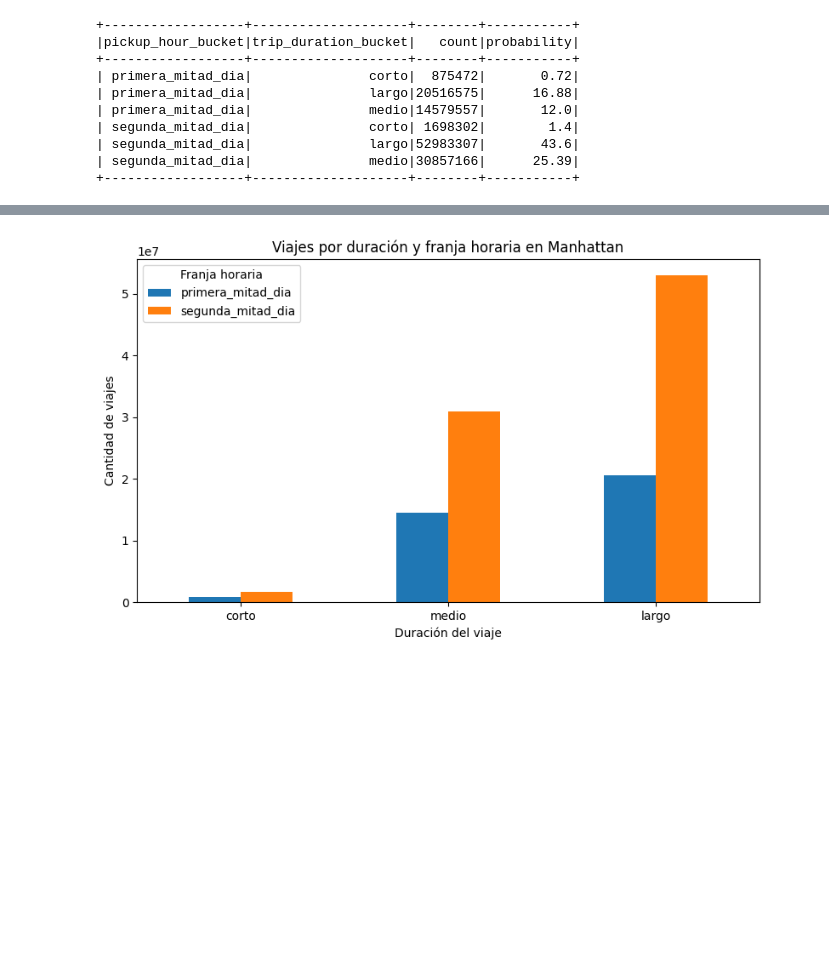
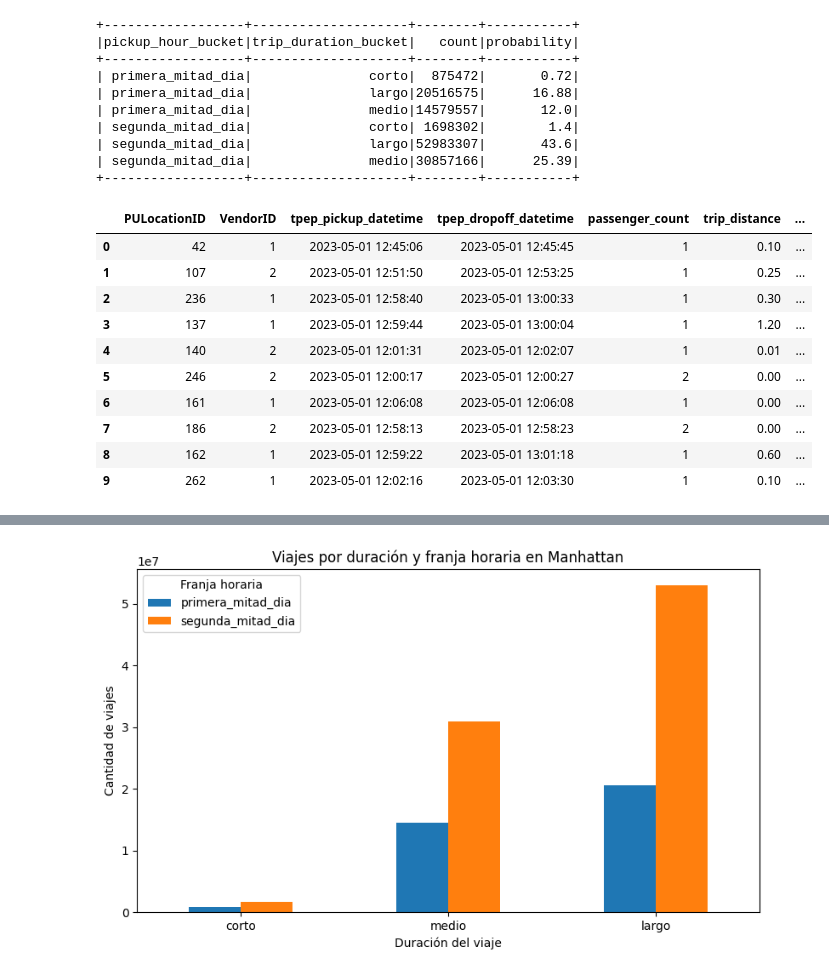
Before and after one commit to ArielAlvarezWAI87/BigData, a Jupyter notebook: notebooks/2_0_e8_NYC_Yellow_Taxi_DB.ipynb, the cells around one changed output, grey strips where cells are left out. Cells and saved outputs as stored; diff of their text form; code cells hidden in the pictures; blank space fills up the shorter version.

```diff
--- a/notebooks/2_0_e8_NYC_Yellow_Taxi_DB.ipynb
+++ b/notebooks/2_0_e8_NYC_Yellow_Taxi_DB.ipynb
@@ -301,13 +301,24 @@ partition_stats.show()
 # %%
 #@title Muestra de viajes cortos en la segunda mitad del día
 sample_second_half_short = (
     df_partitioned
     .filter(
         (F.col("pickup_hour_bucket") == "segunda_mitad_dia") &
         (F.col("trip_duration_bucket") == "corto")
     )
     .limit(1000)
 )
 
-sample_second_half_short.show()
+sample_second_half_short.limit(10).toPandas()
 # %% [output]
+|  | PULocationID | VendorID | tpep_pickup_datetime | tpep_dropoff_datetime | passenger_count | trip_distance | ... |
+| 0 | 42 | 1 | 2023-05-01 12:45:06 | 2023-05-01 12:45:45 | 1 | 0.10 | ... |
+| 1 | 107 | 2 | 2023-05-01 12:51:50 | 2023-05-01 12:53:25 | 1 | 0.25 | ... |
+| 2 | 236 | 1 | 2023-05-01 12:58:40 | 2023-05-01 13:00:33 | 1 | 0.30 | ... |
+| 3 | 137 | 1 | 2023-05-01 12:59:44 | 2023-05-01 13:00:04 | 1 | 1.20 | ... |
+| 4 | 140 | 2 | 2023-05-01 12:01:31 | 2023-05-01 12:02:07 | 1 | 0.01 | ... |
+| 5 | 246 | 2 | 2023-05-01 12:00:17 | 2023-05-01 12:00:27 | 2 | 0.00 | ... |
+| 6 | 161 | 1 | 2023-05-01 12:06:08 | 2023-05-01 12:06:08 | 1 | 0.00 | ... |
+| 7 | 186 | 2 | 2023-05-01 12:58:13 | 2023-05-01 12:58:23 | 2 | 0.00 | ... |
+| 8 | 162 | 1 | 2023-05-01 12:59:22 | 2023-05-01 13:01:18 | 1 | 0.60 | ... |
+| 9 | 262 | 1 | 2023-05-01 12:02:16 | 2023-05-01 12:03:30 | 1 | 0.10 | ... |
```
Also changed, not shown: parts of 3 cells of this notebook.
